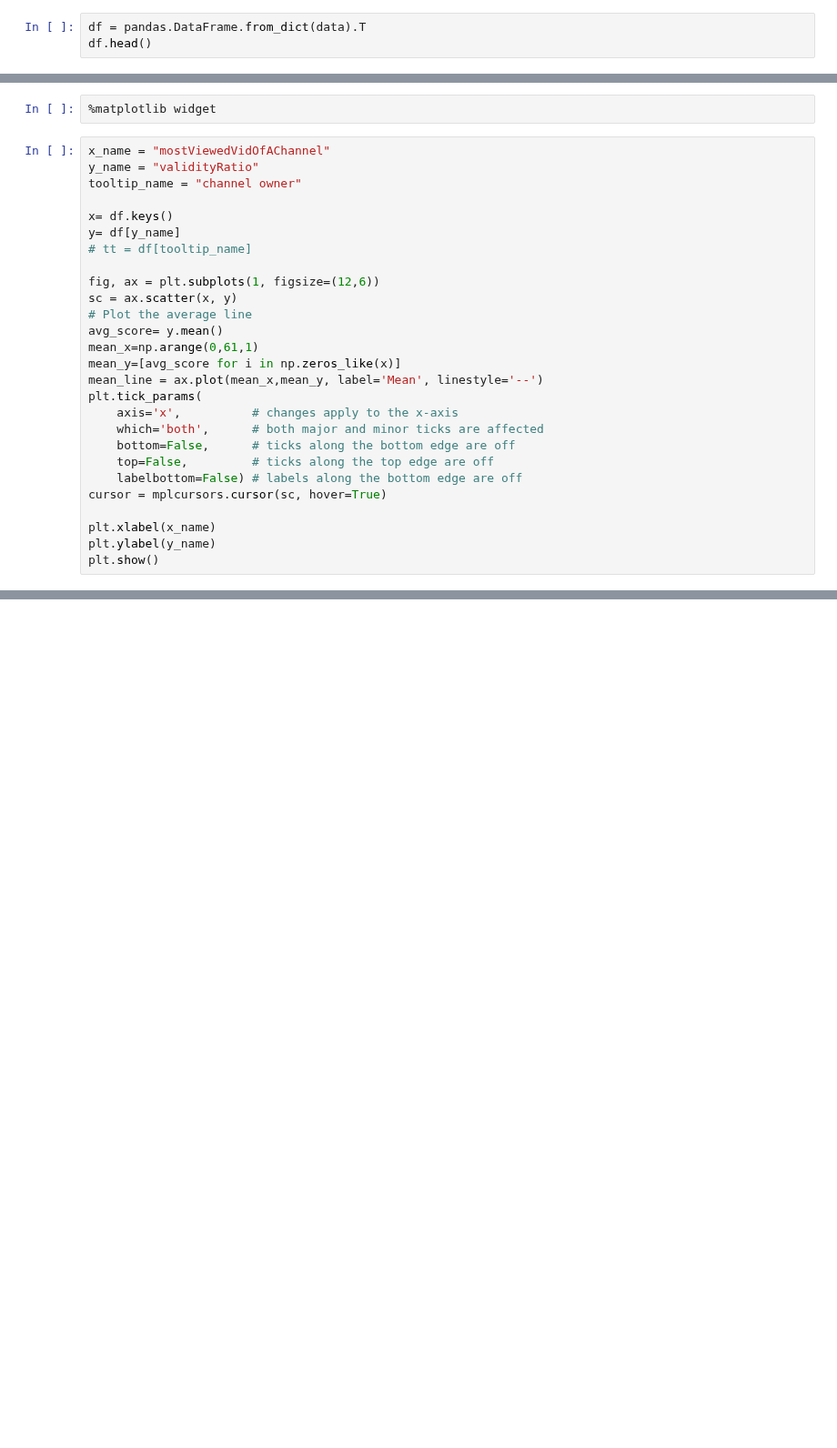
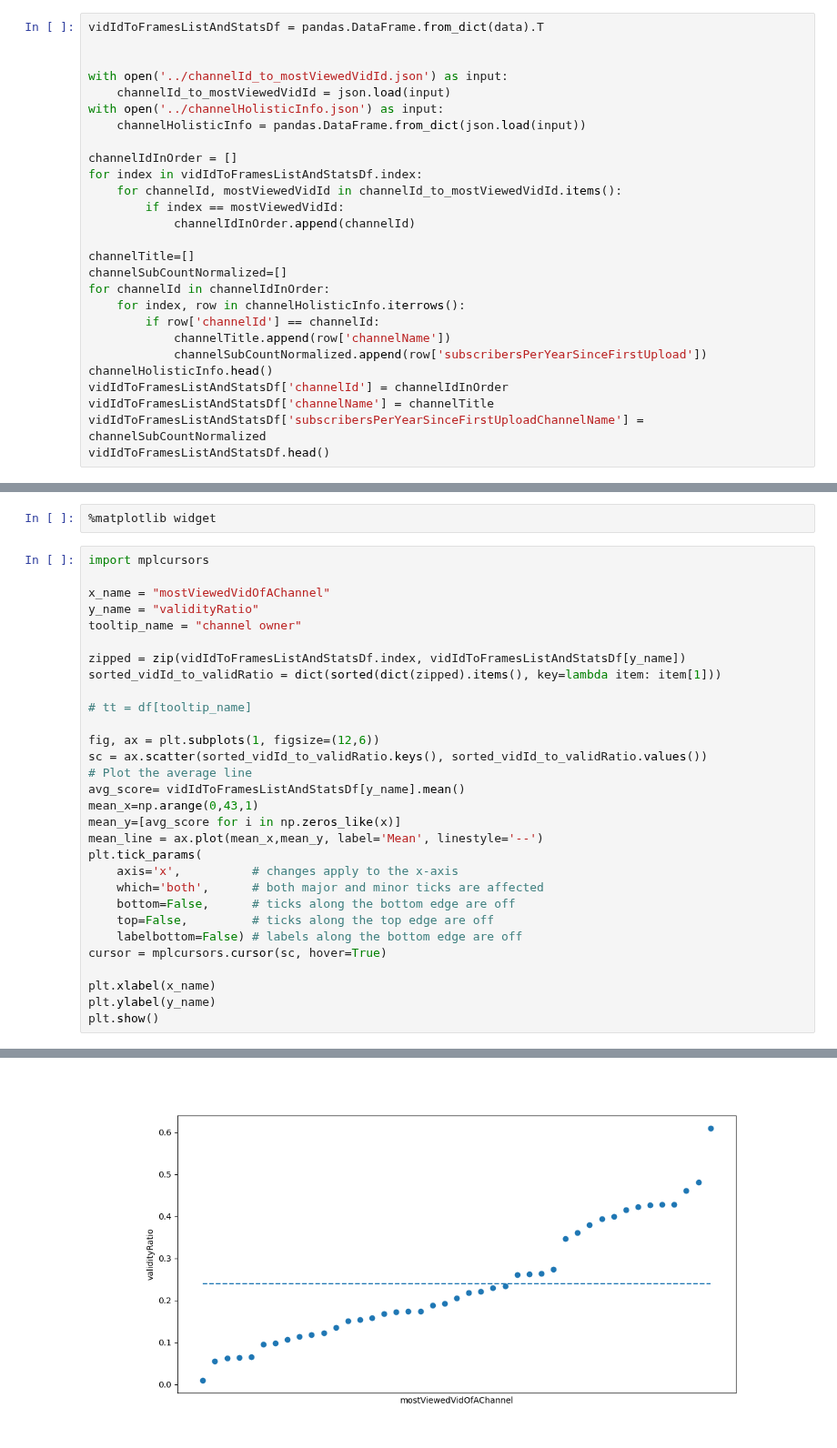
Before and after one commit to ojiwon-kenobi/youtuberChannels, a Jupyter notebook: animation_analysis/animation_analysis.ipynb, the cells around one changed output, grey strips where cells are left out. Shown at 91% size. Saved outputs shown, nothing was run; the diff lists cells and outputs as text; blank space fills up the shorter version.

```diff
--- a/animation_analysis/animation_analysis.ipynb
+++ b/animation_analysis/animation_analysis.ipynb
@@ -325,6 +330,30 @@ for lineartPath in glob.glob("frames/*"):
 with open('vidIdToFramesListAndStats.json') as input:
     data = json.load(input)
 # %%
-df = pandas.DataFrame.from_dict(data).T
-df.head()
+vidIdToFramesListAndStatsDf = pandas.DataFrame.from_dict(data).T
+
+
+with open('../channelId_to_mostViewedVidId.json') as input:
+    channelId_to_mostViewedVidId = json.load(input)
+with open('../channelHolisticInfo.json') as input:
+    channelHolisticInfo = pandas.DataFrame.from_dict(json.load(input))
+
+channelIdInOrder = []
+for index in vidIdToFramesListAndStatsDf.index:
+    for channelId, mostViewedVidId in channelId_to_mostViewedVidId.items():
+        if index == mostViewedVidId:
+            channelIdInOrder.append(channelId)
+
+channelTitle=[]
+channelSubCountNormalized=[]
+for channelId in channelIdInOrder:
+    for index, row in channelHolisticInfo.iterrows():
+        if row['channelId'] == channelId:
+            channelTitle.append(row['channelName'])
+            channelSubCountNormalized.append(row['subscribersPerYearSinceFirstUpload'])
+channelHolisticInfo.head()
+vidIdToFramesListAndStatsDf['channelId'] = channelIdInOrder
+vidIdToFramesListAndStatsDf['channelName'] = channelTitle
+vidIdToFramesListAndStatsDf['subscribersPerYearSinceFirstUploadChannelName'] = channelSubCountNormalized
+vidIdToFramesListAndStatsDf.head()
 # %% [output]
@@ -337,19 +366,22 @@ df.head()
 # %%
 %matplotlib widget
 # %%
+import mplcursors
+
 x_name = "mostViewedVidOfAChannel"
 y_name = "validityRatio"
 tooltip_name = "channel owner"
 
-x= df.keys()
-y= df[y_name]
+zipped = zip(vidIdToFramesListAndStatsDf.index, vidIdToFramesListAndStatsDf[y_name])
+sorted_vidId_to_validRatio = dict(sorted(dict(zipped).items(), key=lambda item: item[1]))
+
 # tt = df[tooltip_name]
 
 fig, ax = plt.subplots(1, figsize=(12,6))
-sc = ax.scatter(x, y)
+sc = ax.scatter(sorted_vidId_to_validRatio.keys(), sorted_vidId_to_validRatio.values())
 # Plot the average line
-avg_score= y.mean()
-mean_x=np.arange(0,61,1)
+avg_score= vidIdToFramesListAndStatsDf[y_name].mean()
+mean_x=np.arange(0,43,1)
 mean_y=[avg_score for i in np.zeros_like(x)]
 mean_line = ax.plot(mean_x,mean_y, label='Mean', linestyle='--')
 plt.tick_params(
@@ -383,0 +399 @@ W8P5ewPk9fM 3.1140523 136.94302395101337
+[figure, added]
```
Also changed, not shown: parts of 8 cells of this notebook, 2 other files.
